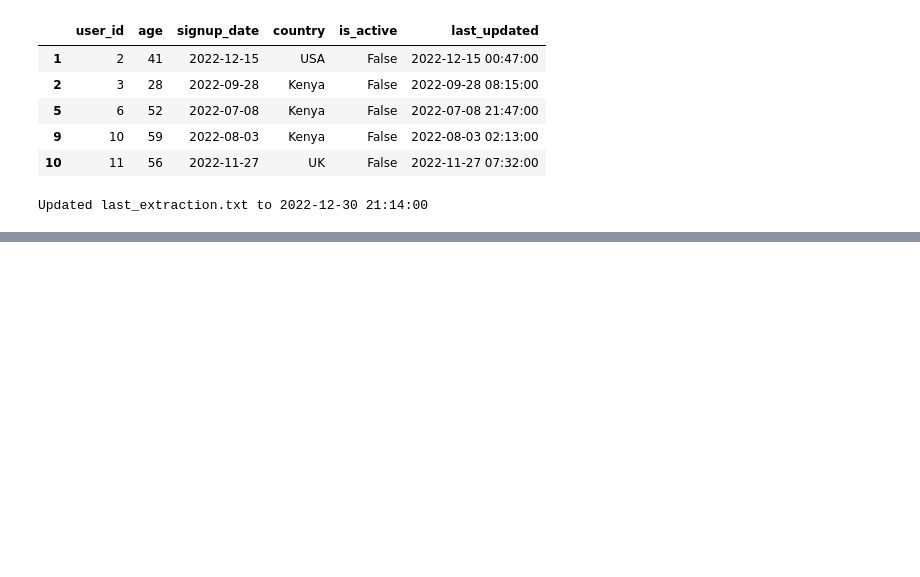
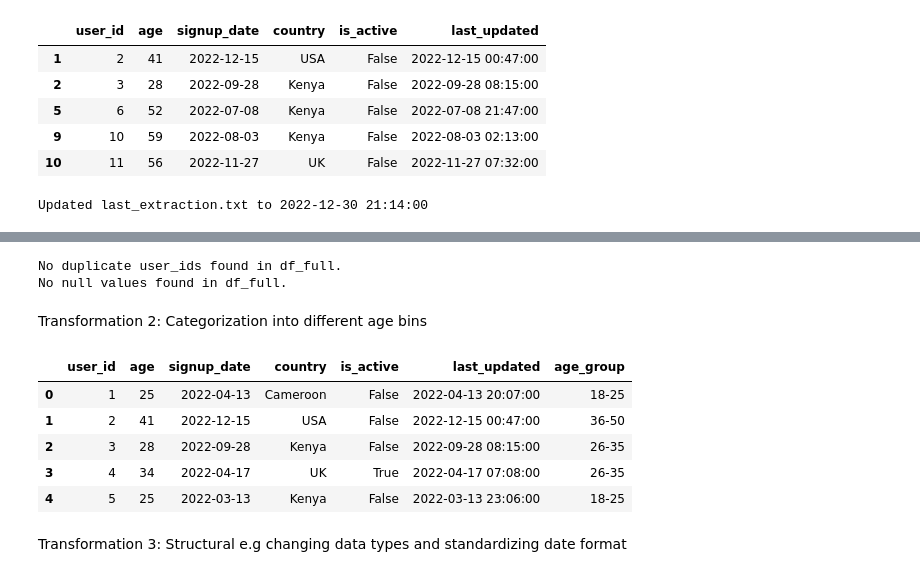
Before and after one commit to MarilynMaika/ETL_Extract_Sevidzem, a Jupyter notebook: ETL_extract.ipynb, the cells around one changed output, grey strips where cells are left out. Cells and saved outputs as stored; diff of their text form; code cells hidden in the pictures; blank space fills up the shorter version.

Commit message:
Added transformed full and incremental datasets

```diff
--- a/ETL_extract.ipynb
+++ b/ETL_extract.ipynb
@@ -100,0 +121,3 @@ Updated last_extraction.txt to 2022-12-30 21:14:00
+# %%
+#remove duplicates based on 'user_id', keeping the last occurrence
+df_full.drop_duplicates(subset=['user_id'], keep='last', inplace=True)
@@ -100,0 +138,22 @@ Updated last_extraction.txt to 2022-12-30 21:14:00
+# %%
+print("No duplicate user_ids found in df_full.")
+print("No null values found in df_full.")
+# %% [output]
+No duplicate user_ids found in df_full.
+No null values found in df_full.
+# %% [markdown]
+Transformation 2: Categorization into different age bins
+# %%
+df_full['age_group'] = pd.cut(df_full['age'],
+                              bins=[17, 25, 35, 50, 60],
+                              labels=['18-25', '26-35', '36-50', '51-60'])
+df_full.head()
+# %% [output]
+|  | user_id | age | signup_date | country | is_active | last_updated | age_group |
+| 0 | 1 | 25 | 2022-04-13 | Cameroon | False | 2022-04-13 20:07:00 | 18-25 |
+| 1 | 2 | 41 | 2022-12-15 | USA | False | 2022-12-15 00:47:00 | 36-50 |
+| 2 | 3 | 28 | 2022-09-28 | Kenya | False | 2022-09-28 08:15:00 | 26-35 |
+| 3 | 4 | 34 | 2022-04-17 | UK | True | 2022-04-17 07:08:00 | 26-35 |
+| 4 | 5 | 25 | 2022-03-13 | Kenya | False | 2022-03-13 23:06:00 | 18-25 |
+# %% [markdown]
+Transformation 3: Structural e.g changing data types and standardizing date format
```
Also changed, not shown: parts of 29 cells of this notebook, 1 other file.
